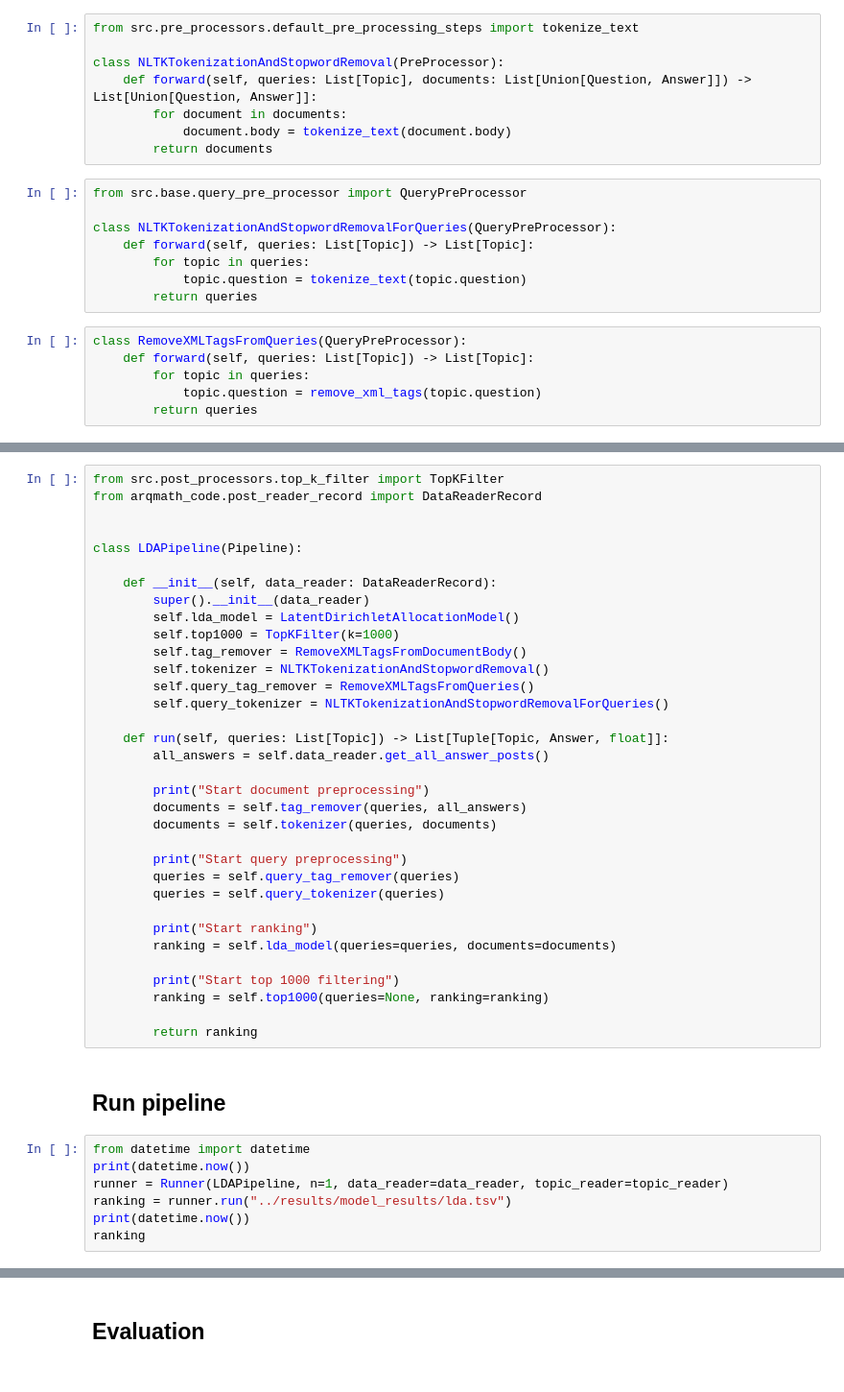
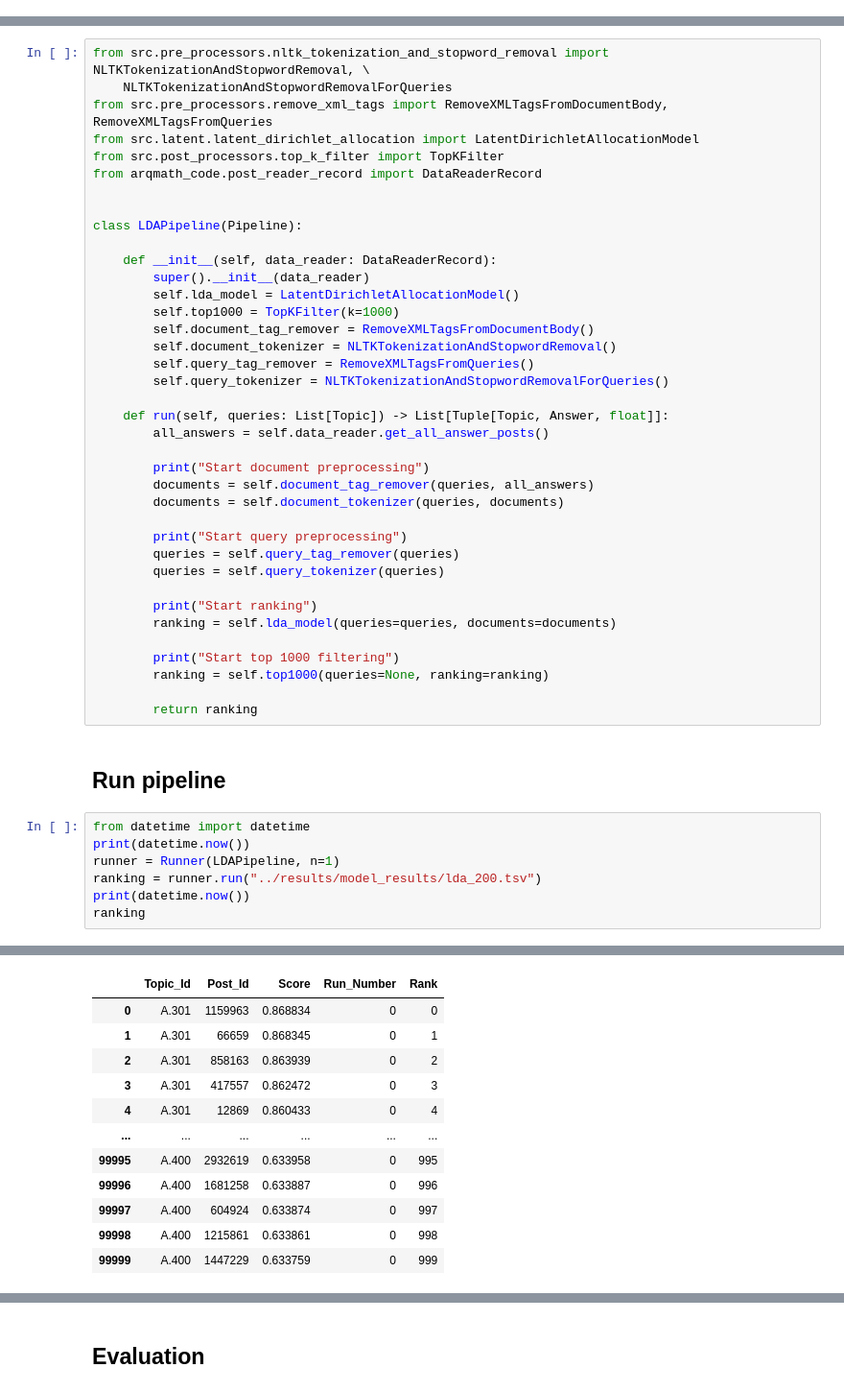
Before and after one commit to Niklas-23/information-retrieval, a Jupyter notebook: notebooks/latent_dirichlet_allocation.ipynb, the cells around one changed output, grey strips where cells are left out. Shown at 96% size. Cells and saved outputs as stored; diff of their text form.

```diff
--- a/notebooks/latent_dirichlet_allocation.ipynb
+++ b/notebooks/latent_dirichlet_allocation.ipynb
@@ -34,22 +8,0 @@ class RemoveXMLTagsFromDocumentBody(PreProcessor):
-# %%
-from src.pre_processors.default_pre_processing_steps import tokenize_text
-
-class NLTKTokenizationAndStopwordRemoval(PreProcessor):
-    def forward(self, queries: List[Topic], documents: List[Union[Question, Answer]]) -> List[Union[Question, Answer]]:
-        for document in documents:
-            document.body = tokenize_text(document.body)
-        return documents
-# %%
-from src.base.query_pre_processor import QueryPreProcessor
-
-class NLTKTokenizationAndStopwordRemovalForQueries(QueryPreProcessor):
-    def forward(self, queries: List[Topic]) -> List[Topic]:
-        for topic in queries:
-            topic.question = tokenize_text(topic.question)
-        return queries
-# %%
-class RemoveXMLTagsFromQueries(QueryPreProcessor):
-    def forward(self, queries: List[Topic]) -> List[Topic]:
-        for topic in queries:
-            topic.question = remove_xml_tags(topic.question)
-        return queries
@@ -106,4 +11,8 @@ class LatentDirichletAllocationModel(Model):
 # %%
+from src.pre_processors.nltk_tokenization_and_stopword_removal import NLTKTokenizationAndStopwordRemoval, \
+    NLTKTokenizationAndStopwordRemovalForQueries
+from src.pre_processors.remove_xml_tags import RemoveXMLTagsFromDocumentBody, RemoveXMLTagsFromQueries
+from src.latent.latent_dirichlet_allocation import LatentDirichletAllocationModel
 from src.post_processors.top_k_filter import TopKFilter
 from arqmath_code.post_reader_record import DataReaderRecord
 
@@ -114,8 +23,8 @@ class LDAPipeline(Pipeline):
         super().__init__(data_reader)
         self.lda_model = LatentDirichletAllocationModel()
         self.top1000 = TopKFilter(k=1000)
-        self.tag_remover = RemoveXMLTagsFromDocumentBody()
-        self.tokenizer = NLTKTokenizationAndStopwordRemoval()
+        self.document_tag_remover = RemoveXMLTagsFromDocumentBody()
+        self.document_tokenizer = NLTKTokenizationAndStopwordRemoval()
         self.query_tag_remover = RemoveXMLTagsFromQueries()
         self.query_tokenizer = NLTKTokenizationAndStopwordRemovalForQueries()
 
@@ -123,8 +32,8 @@ class LDAPipeline(Pipeline):
         all_answers = self.data_reader.get_all_answer_posts()
 
         print("Start document preprocessing")
-        documents = self.tag_remover(queries, all_answers)
-        documents = self.tokenizer(queries, documents)
+        documents = self.document_tag_remover(queries, all_answers)
+        documents = self.document_tokenizer(queries, documents)
 
         print("Start query preprocessing")
         queries = self.query_tag_remover(queries)
@@ -142,8 +51,8 @@ class LDAPipeline(Pipeline):
 # %%
 from datetime import datetime
 print(datetime.now())
-runner = Runner(LDAPipeline, n=1, data_reader=data_reader, topic_reader=topic_reader)
-ranking = runner.run("../results/model_results/lda.tsv")
+runner = Runner(LDAPipeline, n=1)
+ranking = runner.run("../results/model_results/lda_200.tsv")
 print(datetime.now())
 ranking
 # %% [output]
@@ -151,0 +72,12 @@ Start document preprocessing
+|  | Topic_Id | Post_Id | Score | Run_Number | Rank |
+| 0 | A.301 | 1159963 | 0.868834 | 0 | 0 |
+| 1 | A.301 | 66659 | 0.868345 | 0 | 1 |
+| 2 | A.301 | 858163 | 0.863939 | 0 | 2 |
+| 3 | A.301 | 417557 | 0.862472 | 0 | 3 |
+| 4 | A.301 | 12869 | 0.860433 | 0 | 4 |
+| ... | ... | ... | ... | ... | ... |
+| 99995 | A.400 | 2932619 | 0.633958 | 0 | 995 |
+| 99996 | A.400 | 1681258 | 0.633887 | 0 | 996 |
+| 99997 | A.400 | 604924 | 0.633874 | 0 | 997 |
+| 99998 | A.400 | 1215861 | 0.633861 | 0 | 998 |
+| 99999 | A.400 | 1447229 | 0.633759 | 0 | 999 |
```
Also changed, not shown: parts of 9 cells of this notebook, 1 other file.
